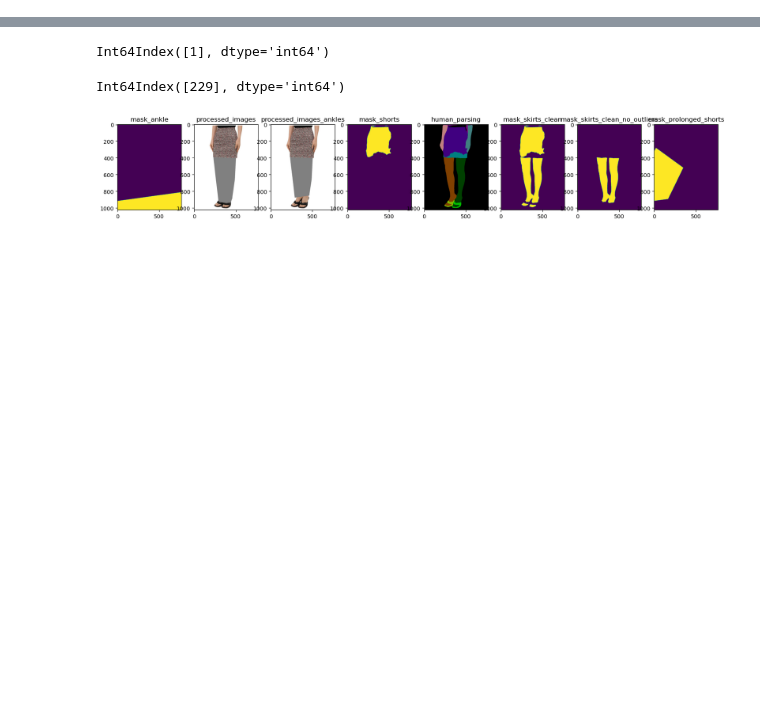
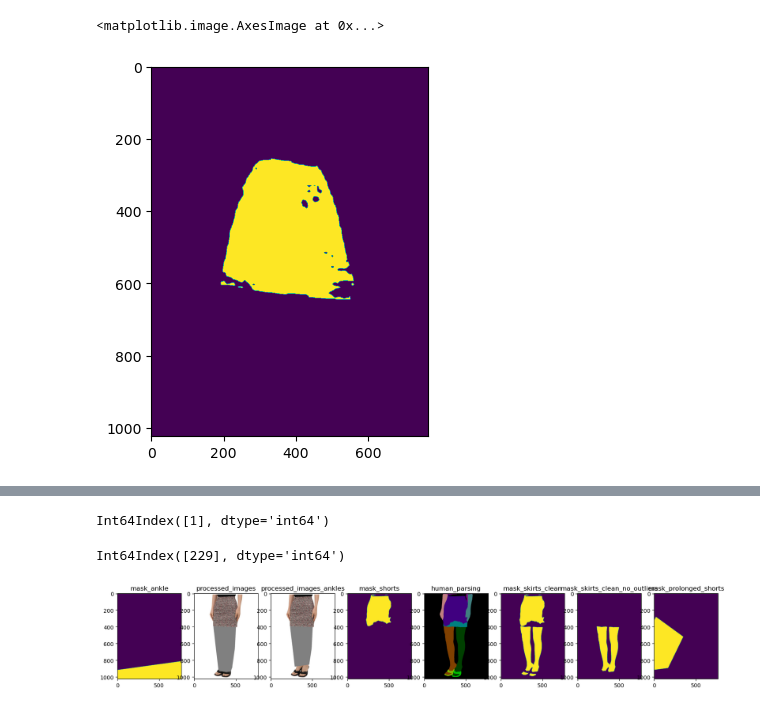
Before and after one commit to mShaldzhiyan/test_task_big, a Jupyter notebook: main.ipynb, the cells around one changed output, grey strips where cells are left out. Drawn from its saved outputs; the diff is of its cells as text; code cells hidden in the pictures; blank space fills up the shorter version.

```diff
--- a/main.ipynb
+++ b/main.ipynb
@@ -187,3 +200,8 @@ imshow(shorts)
+# %%
+imshow(df.mask_shorts[1])
+# %% [output]
+<matplotlib.image.AxesImage at 0x...>
+[figure, added]
 # %%
 tqdm._instances.clear()
 mask_prolonged_shorts = [prolong_shorts(a, b, c) for a, b, c in tqdm(zip(df.mask_shorts, df.left_ankles, df.right_ankles))]
```
Also changed, not shown: parts of 6 cells of this notebook.
